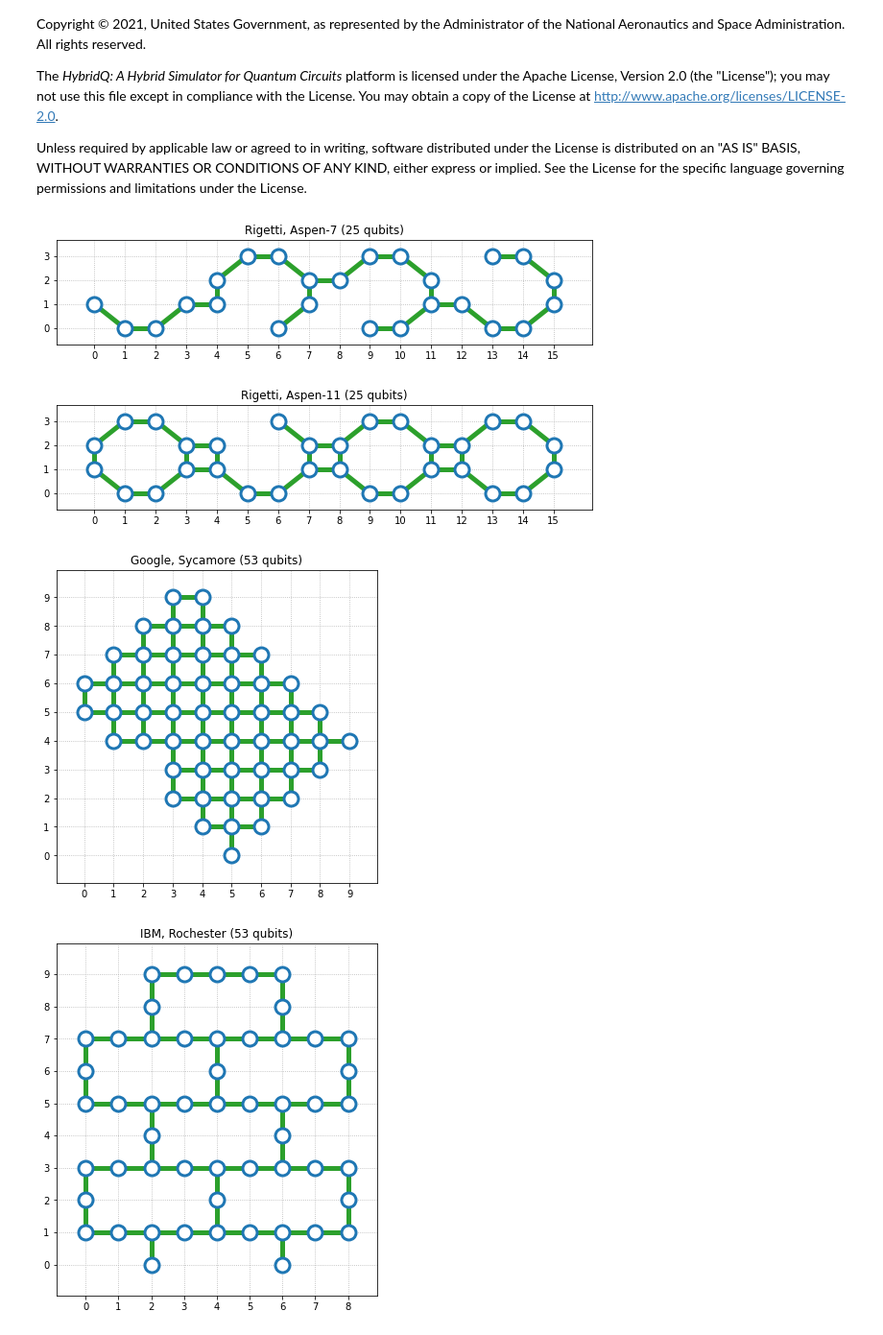
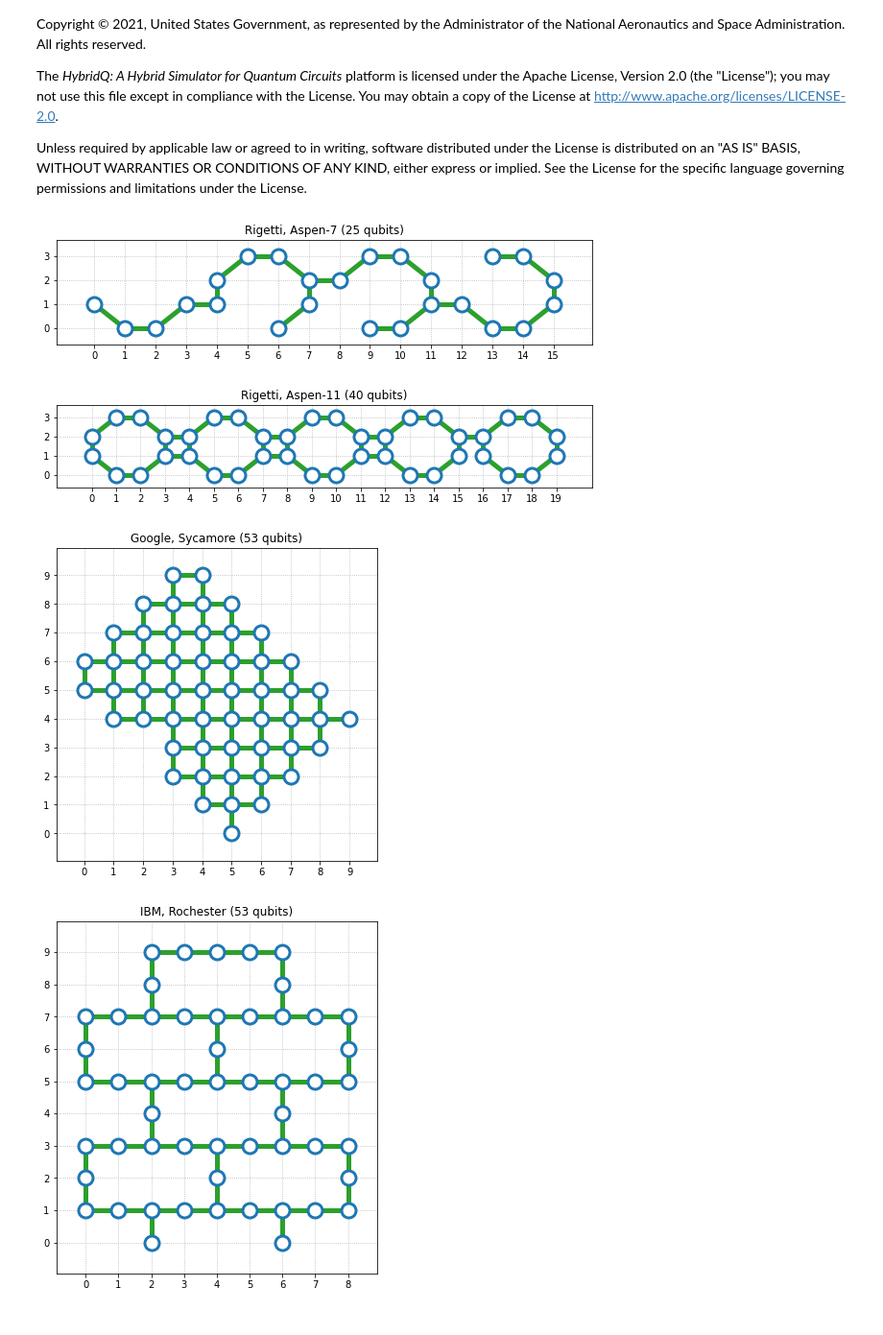
Before and after one commit to nasa/hybridq, a Jupyter notebook: tutorials/qpu_layouts.ipynb, the cells around one changed output. Shown: that part at 96% size. Drawn from its saved outputs; the diff is of its cells as text; code cells hidden in the pictures.

```diff
--- a/tutorials/qpu_layouts.ipynb
+++ b/tutorials/qpu_layouts.ipynb
@@ -24,35 +24,35 @@ from hybridq.architecture.plot import plot_qubits
 # Plot Rigetti, Aspen-7
 plot_qubits(aspen_7.layout,
             aspen_7.couplings,
             scale=10,
             title=f'Rigetti, Aspen-7 ({len(aspen_7.layout)} qubits)')
 
 # Plot Rigetti, Aspen-11
 plot_qubits(aspen_11.layout,
             aspen_11.couplings,
             scale=10,
-            title=f'Rigetti, Aspen-11 ({len(aspen_7.layout)} qubits)')
+            title=f'Rigetti, Aspen-11 ({len(aspen_11.layout)} qubits)')
 
 # Plot Google, Sycamore
 plot_qubits(sycamore.layout,
             sycamore.couplings,
             scale=6,
             title=f'Google, Sycamore ({len(sycamore.layout)} qubits)')
 
 # Plot IBM, Rochester
 plot_qubits(rochester.layout,
             rochester.couplings,
             scale=6,
             title=f'IBM, Rochester ({len(rochester.layout)} qubits)')
 
 # Plot IBM, Eagle
 plot_qubits(eagle.layout,
             eagle.couplings,
             scale=8,
             title=f'IBM, Eagle ({len(eagle.layout)} qubits)')
 # %% [output]
 [figure]
-[figure, old version]
+[figure, new version]
 [figure]
 [figure]
 [figure]
```
